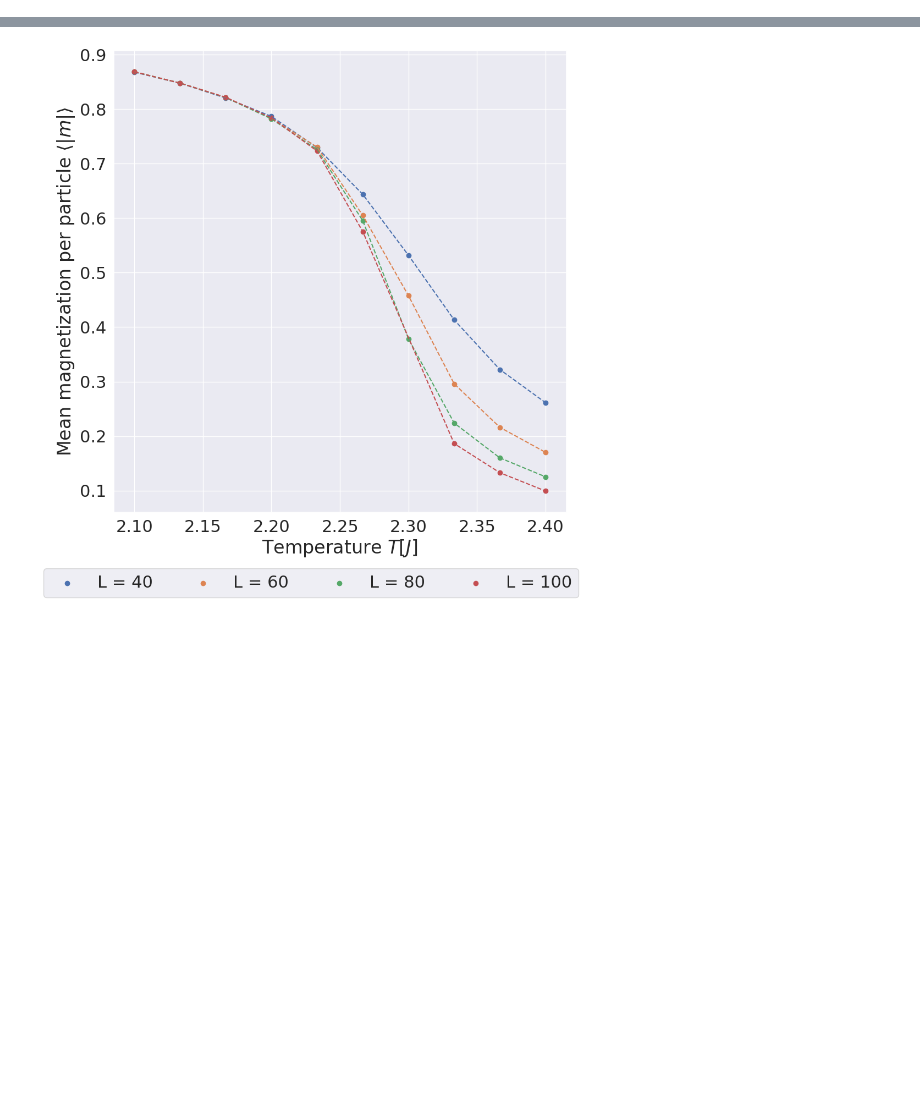
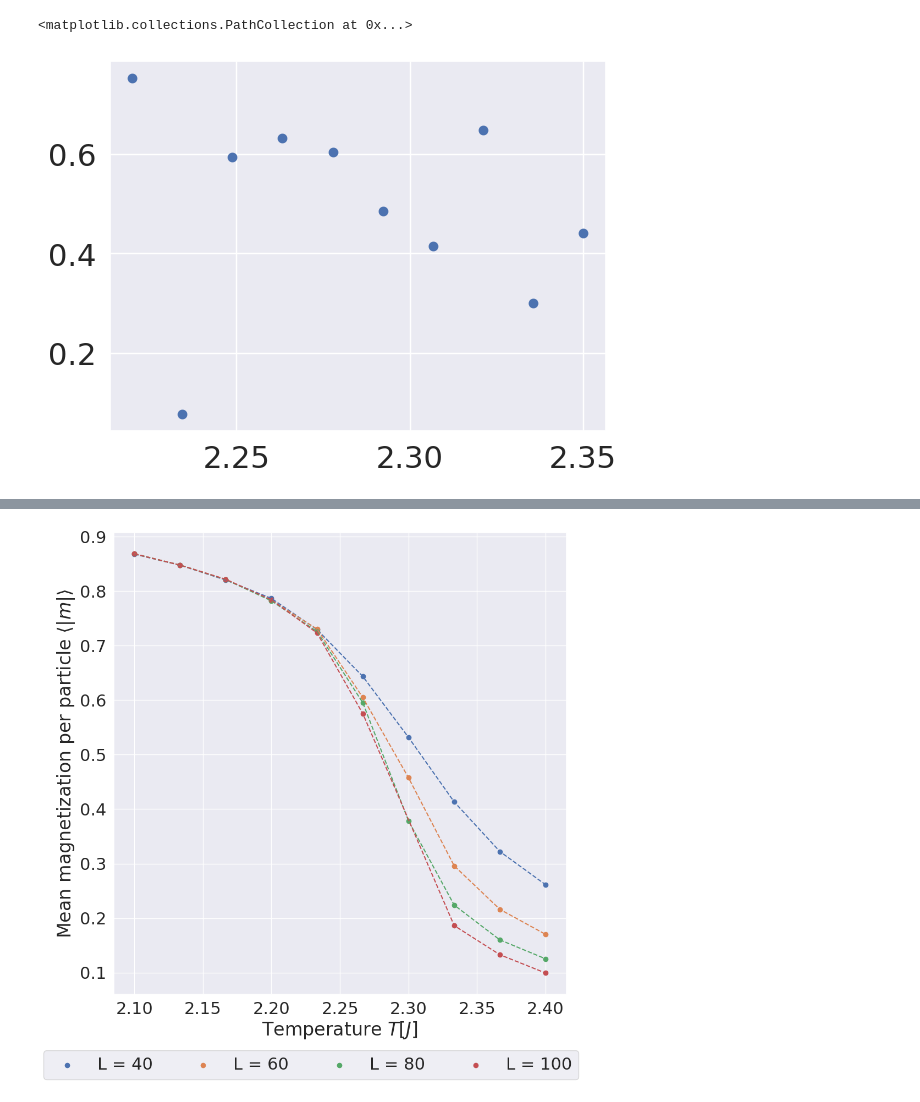
Before and after one commit to augude/fys3150, a Jupyter notebook: Project4/plotting/problem8.ipynb, the cells around one changed output, grey strips where cells are left out. Saved outputs shown, nothing was run; the diff lists cells and outputs as text; code cells hidden in the pictures; blank space fills up the shorter version.

Commit message:
Some matplotlib magic

```diff
--- a/Project4/plotting/problem8.ipynb
+++ b/Project4/plotting/problem8.ipynb
@@ -21,6 +21,22 @@ for index, files in enumerate(files40):
     mag2 = np.mean(df.magnetization[int(0.2*1e6):]**2)/df.gridsize[0]**4
     cv40[index] = 1/(df.gridsize[0]**2*temp40[index]**temp40[index])*(eng2 - eng40[index]**2)
     chi40[index] = 1/(df.gridsize[0]**2*temp40[index])*(mag2 - mag40[index]**2)
+
+files40Z = [f'../output/zoom_L=40_{i}.bin' for i in range(10)]
+eng40Z = np.zeros(len(files40Z))
+mag40Z = np.zeros(len(files40Z))
+cv40Z = np.zeros(len(files40Z))
+chi40Z = np.zeros(len(files40Z))
+temp40Z = np.zeros(len(files40Z))
+for index, files in enumerate(files40Z):
+    df = binToDf(files)
+    temp40Z[index] = df.temperature[0]
+    eng40Z[index] = df.energy[int(0.2*1e6):].mean()/df.gridsize[0]**2
+    eng2 = np.mean(df.energy[int(0.2*1e6):]**2)/df.gridsize[0]**4
+    mag40Z[index] = np.mean(abs(df.magnetization[int(0.2*1e6):]))/df.gridsize[0]**2
+    mag2 = np.mean(df.magnetization[int(0.2*1e6):]**2)/df.gridsize[0]**4
+    cv40Z[index] = 1/(df.gridsize[0]**2*temp40Z[index]**temp40Z[index])*(eng2 - eng40Z[index]**2)
+    chi40Z[index] = 1/(df.gridsize[0]**2*temp40Z[index])*(mag2 - mag40Z[index]**2)
 # %%
 files60 = [f'../output/L=60_{i}.bin' for i in range(10)]
 eng60 = np.zeros(len(files60))
@@ -37,6 +53,27 @@ for index, files in enumerate(files60):
     mag2 = np.mean(df.magnetization[int(0.2*1e6):]**2)/df.gridsize[0]**4
     cv60[index] = 1/(df.gridsize[0]**2*temp60[index]**temp60[index])*(eng2 - eng60[index]**2)
     chi60[index] = 1/(df.gridsize[0]**2*temp60[index])*(mag2 - mag60[index]**2)
+
+files60Z = [f'../output/zoom_L=60_{i}.bin' for i in range(10)]
+eng60Z = np.zeros(len(files60Z))
+mag60Z = np.zeros(len(files60Z))
+cv60Z = np.zeros(len(files60Z))
+chi60Z = np.zeros(len(files60Z))
+temp60Z = np.zeros(len(files60Z))
+for index, files in enumerate(files60Z):
+    df = binToDf(files)
+    temp60Z[index] = df.temperature[0]
+    eng60Z[index] = df.energy[int(0.2*1e6):].mean()/df.gridsize[0]**2
+    eng2 = np.mean(df.energy[int(0.2*1e6):]**2)/df.gridsize[0]**4
+    mag60Z[index] = np.mean(abs(df.magnetization[int(0.2*1e6):]))/df.gridsize[0]**2
+    mag2 = np.mean(df.magnetization[int(0.2*1e6):]**2)/df.gridsize[0]**4
+    cv60Z[index] = 1/(df.gridsize[0]**2*temp60Z[index]**temp60Z[index])*(eng2 - eng60Z[index]**2)
+    chi60Z[index] = 1/(df.gridsize[0]**2*temp60Z[index])*(mag2 - mag60Z[index]**2)
+# %%
+plt.scatter(temp60Z, mag60Z)
+# %% [output]
+<matplotlib.collections.PathCollection at 0x...>
+[figure, added]
 # %%
 files80 = [f'../output/L=80_{i}.bin' for i in range(10)]
 eng80 = np.zeros(len(files80))
```
Also changed, not shown: parts of 7 cells of this notebook, 2 other files.
